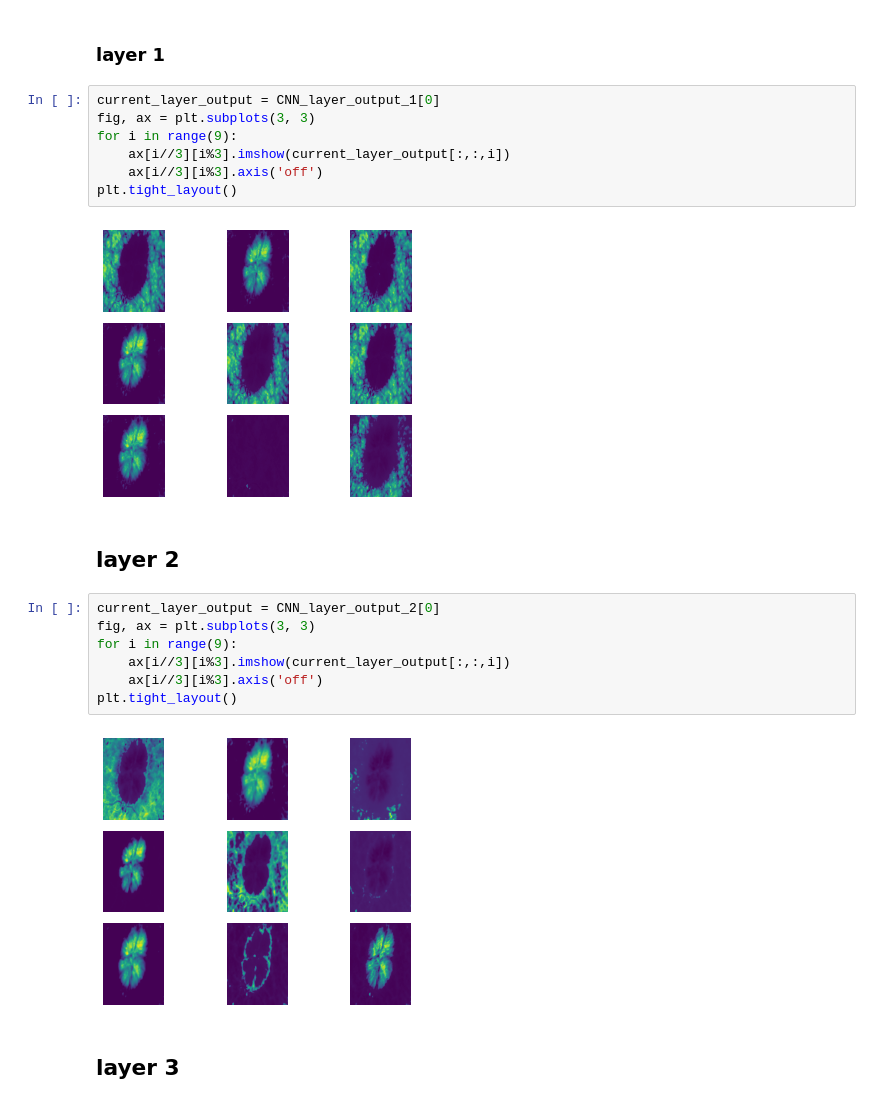
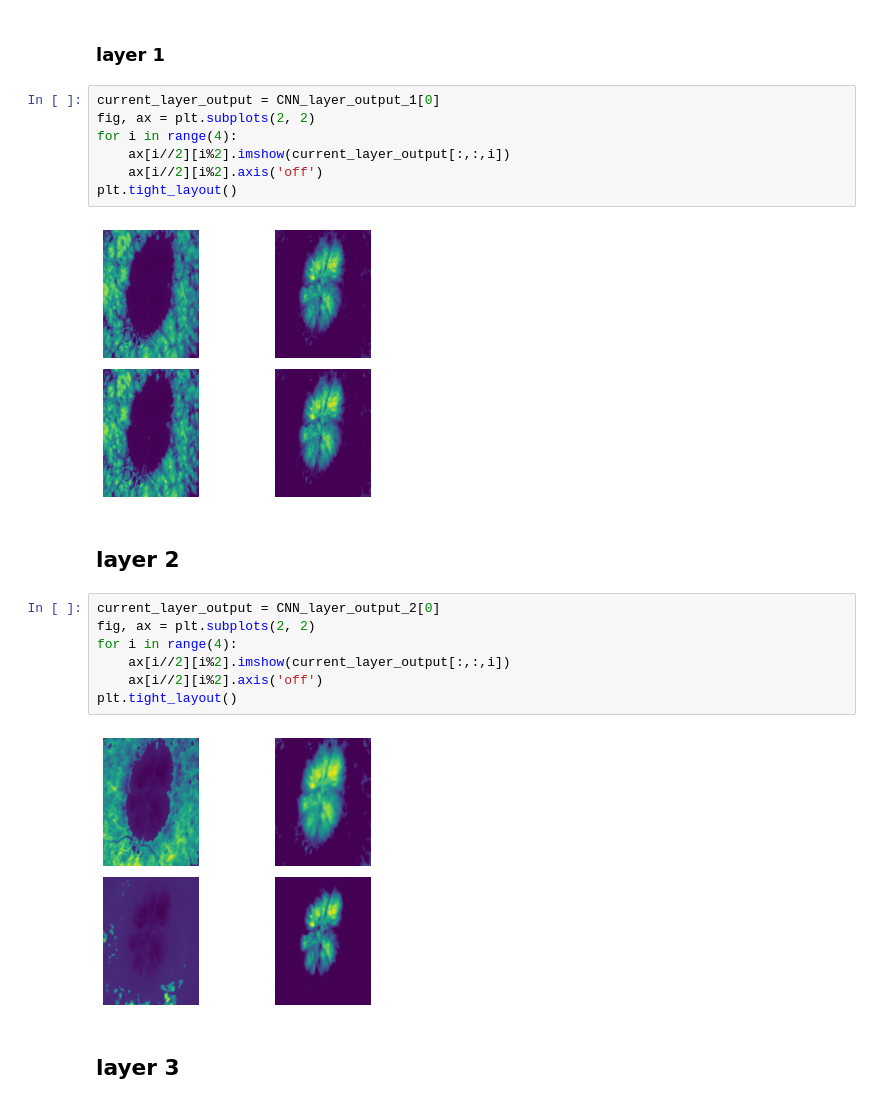
Before and after one commit to averyshepherd/HAM10000Classification, a Jupyter notebook: CNN_logistic.ipynb, the cells around one changed output. Cells and saved outputs as stored; diff of their text form.

Commit message:
reduce image size

```diff
--- a/CNN_logistic.ipynb
+++ b/CNN_logistic.ipynb
@@ -455,24 +455,24 @@ CNN_layer_output_4 = first_conv_4(batch_norm_out_4)
 ### layer 1
 # %%
 current_layer_output = CNN_layer_output_1[0]
-fig, ax = plt.subplots(3, 3)
-for i in range(9):
-    ax[i//3][i%3].imshow(current_layer_output[:,:,i])
-    ax[i//3][i%3].axis('off')
+fig, ax = plt.subplots(2, 2)
+for i in range(4):
+    ax[i//2][i%2].imshow(current_layer_output[:,:,i])
+    ax[i//2][i%2].axis('off')
 plt.tight_layout()
 # %% [output]
-[figure, old version]
+[figure, new version]
 # %% [markdown]
 ## layer 2
 # %%
 current_layer_output = CNN_layer_output_2[0]
-fig, ax = plt.subplots(3, 3)
-for i in range(9):
-    ax[i//3][i%3].imshow(current_layer_output[:,:,i])
-    ax[i//3][i%3].axis('off')
+fig, ax = plt.subplots(2, 2)
+for i in range(4):
+    ax[i//2][i%2].imshow(current_layer_output[:,:,i])
+    ax[i//2][i%2].axis('off')
 plt.tight_layout()
 # %% [output]
-[figure, old version]
+[figure, new version]
 # %% [markdown]
 ## layer 3
 # %%
```
Also changed, not shown: parts of 2 cells of this notebook.
